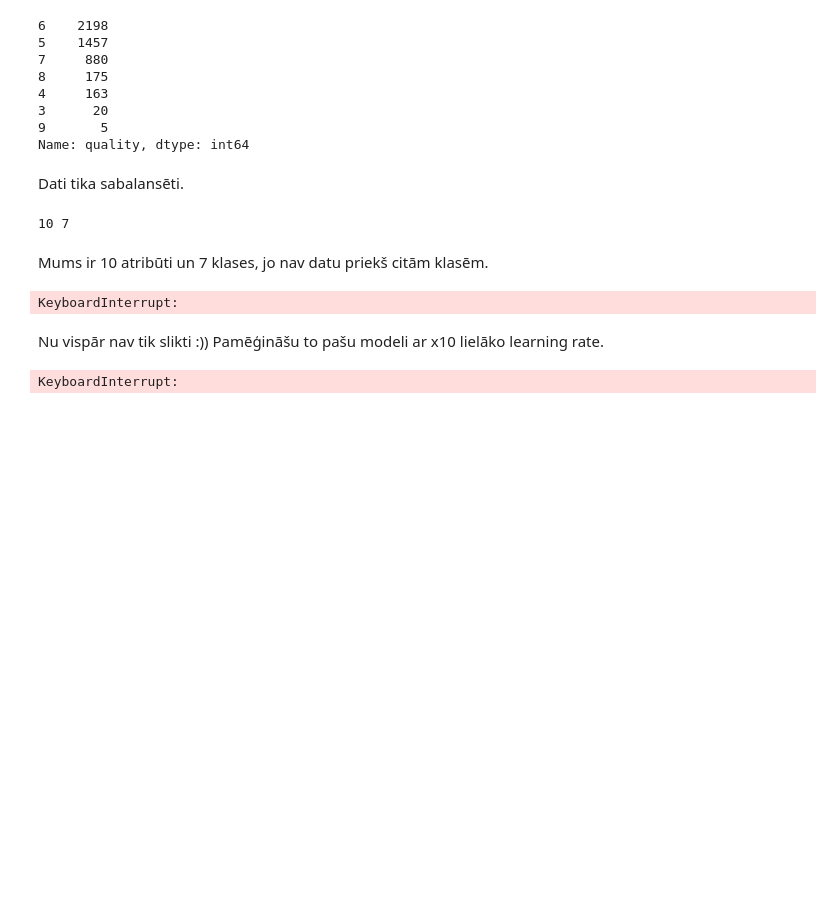
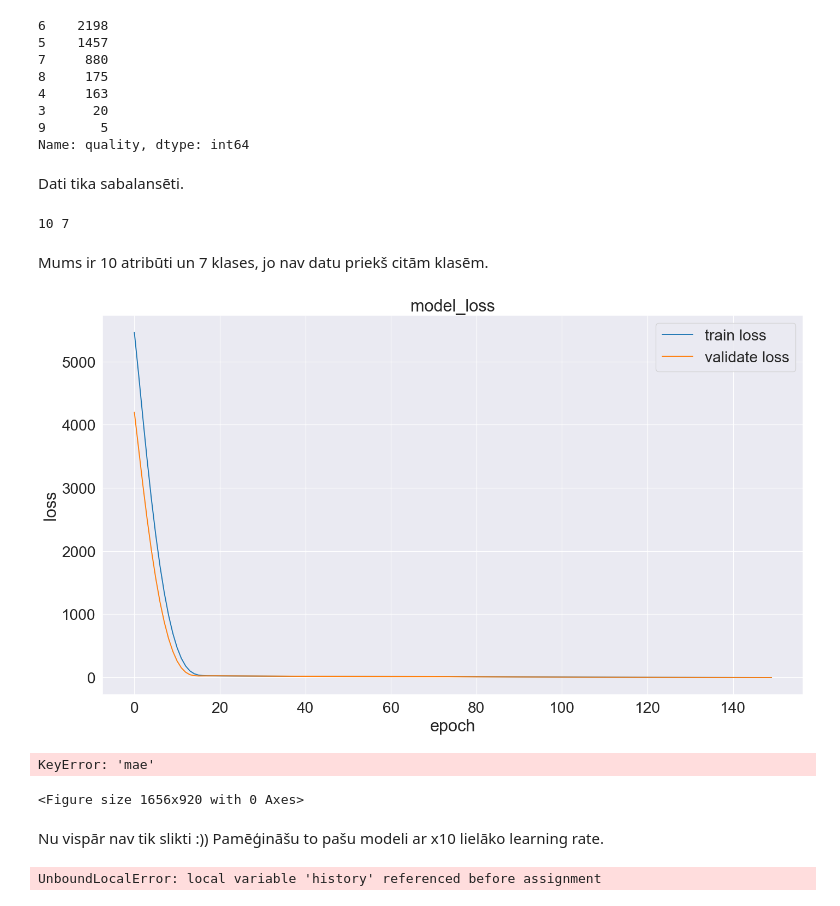
Before and after one commit to kamikaze/rtu-ai, a Jupyter notebook: homework02.ipynb, the cells around one changed output. Cells and saved outputs as stored; diff of their text form; code cells hidden in the pictures; blank space fills up the shorter version.

```diff
--- a/homework02.ipynb
+++ b/homework02.ipynb
@@ -70,7 +70,7 @@ from matplotlib import pyplot as plt
 from sklearn.model_selection import train_test_split
 # %%
 SEED = 11
-EPOCHS = 1000
+EPOCHS = 500
 BATCH_SIZE = 16
 TF_DEVICE = '/gpu:0' if gpus else '/cpu:0'
 # %%
@@ -260,7 +251,15 @@ def plot_history(history, metric='mae'):
 # %%
 def evaluate_model(model, samples, qualities, epochs=100, batch_size=BATCH_SIZE, metric='mae'):
-    samples_train, samples_test, qualities_train, qualities_test = train_test_split(samples, qualities, test_size=0.2,
+    samples_train, samples_test, qualities_train, qualities_test = train_test_split(samples,
+                                                                                    qualities,
+                                                                                    test_size=0.2,
+                                                                                    shuffle=False,
                                                                                     random_state=SEED)
+    samples_validate, samples_test, qualities_validate, qualities_test = train_test_split(samples_test,
+                                                                                          qualities_test,
+                                                                                          test_size=0.3,
+                                                                                          shuffle=False,
+                                                                                          random_state=SEED)
 
     with tf.device(TF_DEVICE):
         samples_train = tf.constant(samples_train, dtype=tf.float64)
@@ -272,33 +271,41 @@ def evaluate_model(model, samples, qualities, epochs=100, batch_size=BATCH_SIZE,
         tensorboard_callback = tf.keras.callbacks.TensorBoard(log_dir=log_dir, histogram_freq=1)
 
 
-        history = model.fit(samples_train, qualities_train, validation_data=(samples_test, qualities_test), shuffle=False,
-                            epochs=epochs, batch_size=batch_size, verbose=0, callbacks=[tensorboard_callback])
-        plot_history(history, metric)
-        result = model.predict(samples_test)
+        try:
+            history = model.fit(
+                samples_train, qualities_train,
+                validation_data=(samples_validate, qualities_validate),
+                shuffle=False, epochs=epochs, batch_size=batch_size,
+                verbose=0, callbacks=[tensorboard_callback]
+            )
+        except KeyboardInterrupt:
+            raise
+        finally:
+            plot_history(history, metric)
+            result = model.predict(samples_test)
 
-        for sample_idx in (-5, -10, -20, -30, -50):
-            print(f'Predicted: {result[sample_idx][0]}, Expected: {qualities_test[sample_idx]}')
+            for sample_idx in (-5, -10, -20, -30, -50):
+                print(f'Predicted: {result[sample_idx][0]}, Expected: {qualities_test[sample_idx]}')
 # %%
-def build_model(input_count: int, metric='mae'):
+def build_model(input_count: int):
     model = tf.keras.models.Sequential([
         tf.keras.layers.Input(input_count),
-        tf.keras.layers.Dense(1, activation='relu')
+        tf.keras.layers.Dense(1)
     ])
 
-    optimizer = tf.keras.optimizers.Adadelta(learning_rate=1.0)
+    optimizer = tf.keras.optimizers.Adadelta(learning_rate=0.03)
 
-    model.compile(loss='mse', optimizer=optimizer, metrics=[metric])
+    model.compile(loss='mse', optimizer=optimizer)
 
     return model
-# %%
-BATCH_SIZE = 1
 # %%
 %%time
 model = build_model(attr_count)
-evaluate_model(model, samples, qualities, batch_size=BATCH_SIZE, epochs=150)
+evaluate_model(model, samples, qualities, batch_size=BATCH_SIZE, epochs=EPOCHS)
 # %% [output]
+[figure, added]
-KeyboardInterrupt:
+KeyError: 'mae'
+<Figure size 1656x920 with 0 Axes>
 # %% [markdown]
 Nu vispār nav tik slikti :)) Pamēģināšu to pašu modeli ar x10 lielāko learning rate.
 # %%
@@ -327,4 +336,6 @@ def build_model(input_count: int, metric='mae'):
 # %%
 %%time
 model = build_model(attr_count)
-evaluate_model(model, samples, qualities, batch_size=BATCH_SIZE, epochs=EPOCHS*2)
+evaluate_model(model, samples, qualities, batch_size=BATCH_SIZE, epochs=EPOCHS)
+# %% [output]
+UnboundLocalError: local variable 'history' referenced before assignment
@@ -345,6 +341,0 @@ def build_model(input_count: int, metric='mse'):
-# %%
-%%time
-model = build_model(attr_count)
-evaluate_model(model, samples, qualities, batch_size=BATCH_SIZE, epochs=EPOCHS*2)
-# %% [output]
-KeyboardInterrupt:
```
Also changed, not shown: parts of 12 cells of this notebook.
